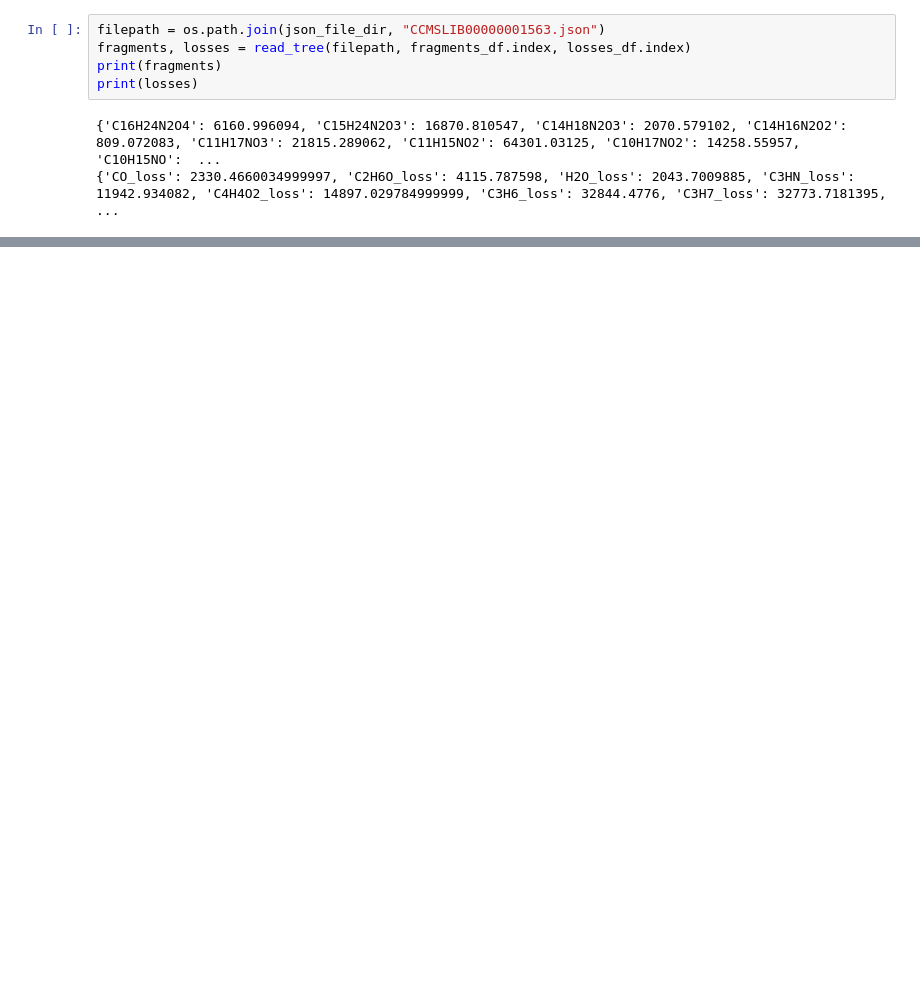
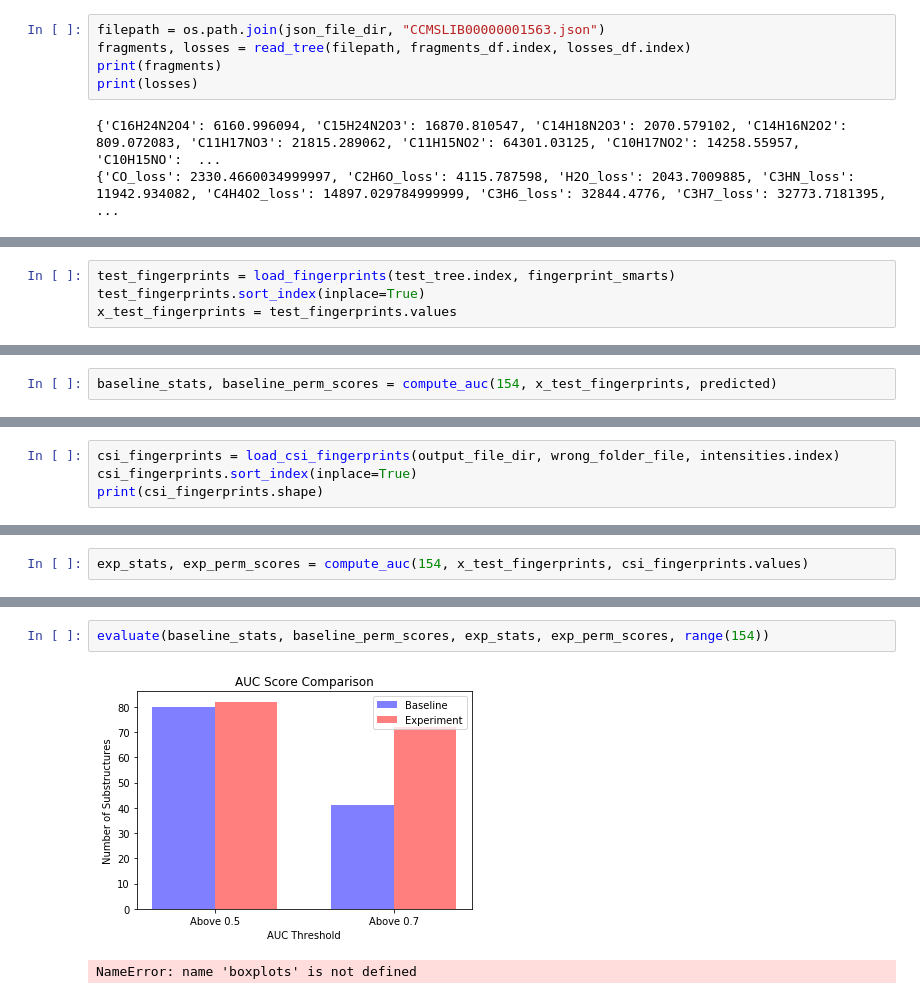
Before and after one commit to sdrogers/nnpredict, a Jupyter notebook: Code/Python/Compare_CSI_2.ipynb, the cells around one changed output, grey strips where cells are left out. Drawn from its saved outputs; the diff is of its cells as text; blank space fills up the shorter version.

```diff
--- a/Code/Python/Compare_CSI_2.ipynb
+++ b/Code/Python/Compare_CSI_2.ipynb
@@ -142,0 +265,4 @@ fingerprints =
+# %%
+test_fingerprints = load_fingerprints(test_tree.index, fingerprint_smarts)
+test_fingerprints.sort_index(inplace=True)
+x_test_fingerprints = test_fingerprints.values
@@ -142,0 +311,2 @@ fingerprints =
+# %%
+baseline_stats, baseline_perm_scores = compute_auc(154, x_test_fingerprints, predicted)
@@ -142,0 +315,4 @@ fingerprints =
+# %%
+csi_fingerprints = load_csi_fingerprints(output_file_dir, wrong_folder_file, intensities.index)
+csi_fingerprints.sort_index(inplace=True)
+print(csi_fingerprints.shape)
@@ -142,0 +321,2 @@ fingerprints =
+# %%
+exp_stats, exp_perm_scores = compute_auc(154, x_test_fingerprints, csi_fingerprints.values)
@@ -142,0 +375,5 @@ fingerprints =
+# %%
+evaluate(baseline_stats, baseline_perm_scores, exp_stats, exp_perm_scores, range(154))
+# %% [output]
+[figure, added]
+NameError: name 'boxplots' is not defined
```
Also changed, not shown: parts of 21 cells of this notebook.
